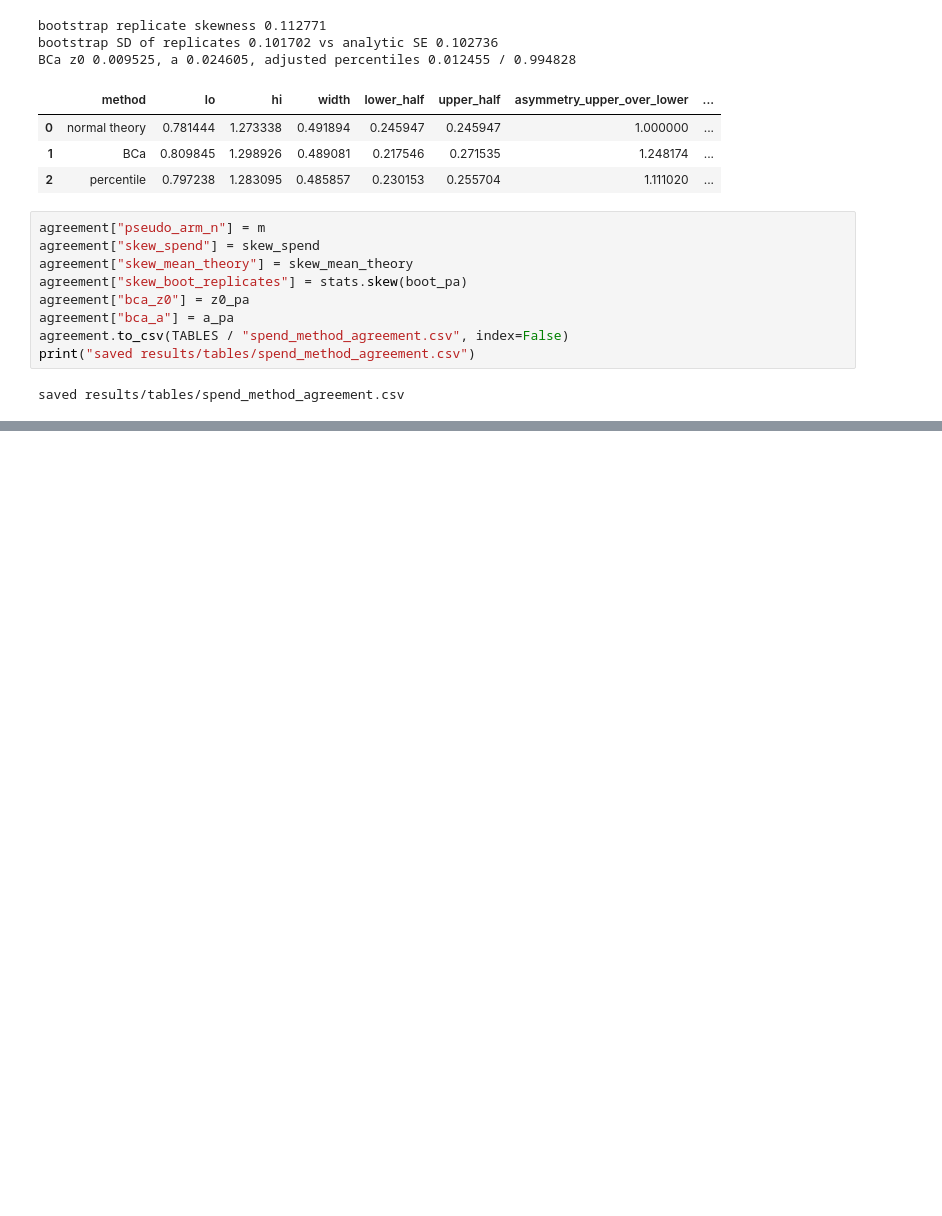
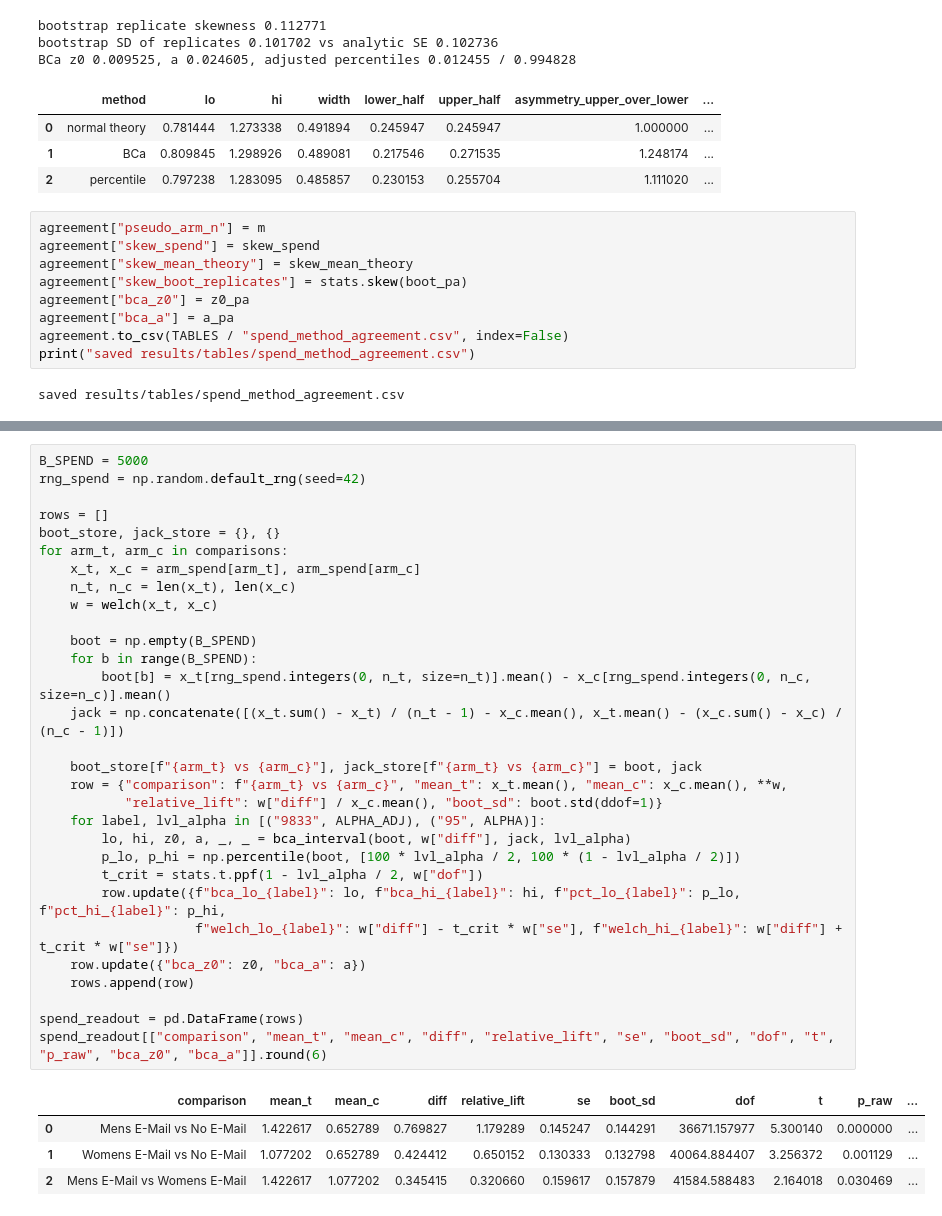
Before and after one commit to luisesparza3347/ab-testing-experiments, a Jupyter notebook: notebooks/02_primary_readout.ipynb, the cells around one changed output, grey strips where cells are left out. Cells and saved outputs as stored; diff of their text form; blank space fills up the shorter version.

```diff
--- a/notebooks/02_primary_readout.ipynb
+++ b/notebooks/02_primary_readout.ipynb
@@ -426,0 +508,35 @@ saved results/tables/spend_method_agreement.csv
+# %%
+B_SPEND = 5000
+rng_spend = np.random.default_rng(seed=42)
+
+rows = []
+boot_store, jack_store = {}, {}
+for arm_t, arm_c in comparisons:
+    x_t, x_c = arm_spend[arm_t], arm_spend[arm_c]
+    n_t, n_c = len(x_t), len(x_c)
+    w = welch(x_t, x_c)
+
+    boot = np.empty(B_SPEND)
+    for b in range(B_SPEND):
+        boot[b] = x_t[rng_spend.integers(0, n_t, size=n_t)].mean() - x_c[rng_spend.integers(0, n_c, size=n_c)].mean()
+    jack = np.concatenate([(x_t.sum() - x_t) / (n_t - 1) - x_c.mean(), x_t.mean() - (x_c.sum() - x_c) / (n_c - 1)])
+
+    boot_store[f"{arm_t} vs {arm_c}"], jack_store[f"{arm_t} vs {arm_c}"] = boot, jack
+    row = {"comparison": f"{arm_t} vs {arm_c}", "mean_t": x_t.mean(), "mean_c": x_c.mean(), **w,
+           "relative_lift": w["diff"] / x_c.mean(), "boot_sd": boot.std(ddof=1)}
+    for label, lvl_alpha in [("9833", ALPHA_ADJ), ("95", ALPHA)]:
+        lo, hi, z0, a, _, _ = bca_interval(boot, w["diff"], jack, lvl_alpha)
+        p_lo, p_hi = np.percentile(boot, [100 * lvl_alpha / 2, 100 * (1 - lvl_alpha / 2)])
+        t_crit = stats.t.ppf(1 - lvl_alpha / 2, w["dof"])
+        row.update({f"bca_lo_{label}": lo, f"bca_hi_{label}": hi, f"pct_lo_{label}": p_lo, f"pct_hi_{label}": p_hi,
+                    f"welch_lo_{label}": w["diff"] - t_crit * w["se"], f"welch_hi_{label}": w["diff"] + t_crit * w["se"]})
+    row.update({"bca_z0": z0, "bca_a": a})
+    rows.append(row)
+
+spend_readout = pd.DataFrame(rows)
+spend_readout[["comparison", "mean_t", "mean_c", "diff", "relative_lift", "se", "boot_sd", "dof", "t", "p_raw", "bca_z0", "bca_a"]].round(6)
+# %% [output]
+|  | comparison | mean_t | mean_c | diff | relative_lift | se | boot_sd | dof | t | p_raw | ... |
+| 0 | Mens E-Mail vs No E-Mail | 1.422617 | 0.652789 | 0.769827 | 1.179289 | 0.145247 | 0.144291 | 36671.157977 | 5.300140 | 0.000000 | ... |
+| 1 | Womens E-Mail vs No E-Mail | 1.077202 | 0.652789 | 0.424412 | 0.650152 | 0.130333 | 0.132798 | 40064.884407 | 3.256372 | 0.001129 | ... |
+| 2 | Mens E-Mail vs Womens E-Mail | 1.422617 | 1.077202 | 0.345415 | 0.320660 | 0.159617 | 0.157879 | 41584.588483 | 2.164018 | 0.030469 | ... |
```
Also changed, not shown: parts of 19 cells of this notebook, 5 other files.
